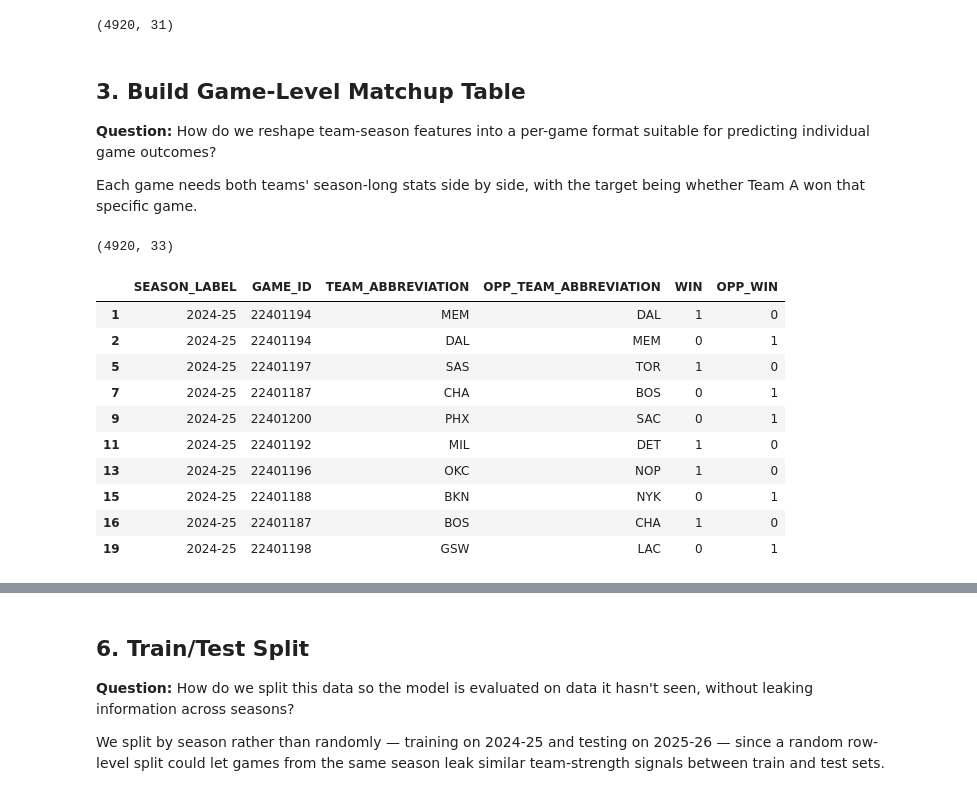
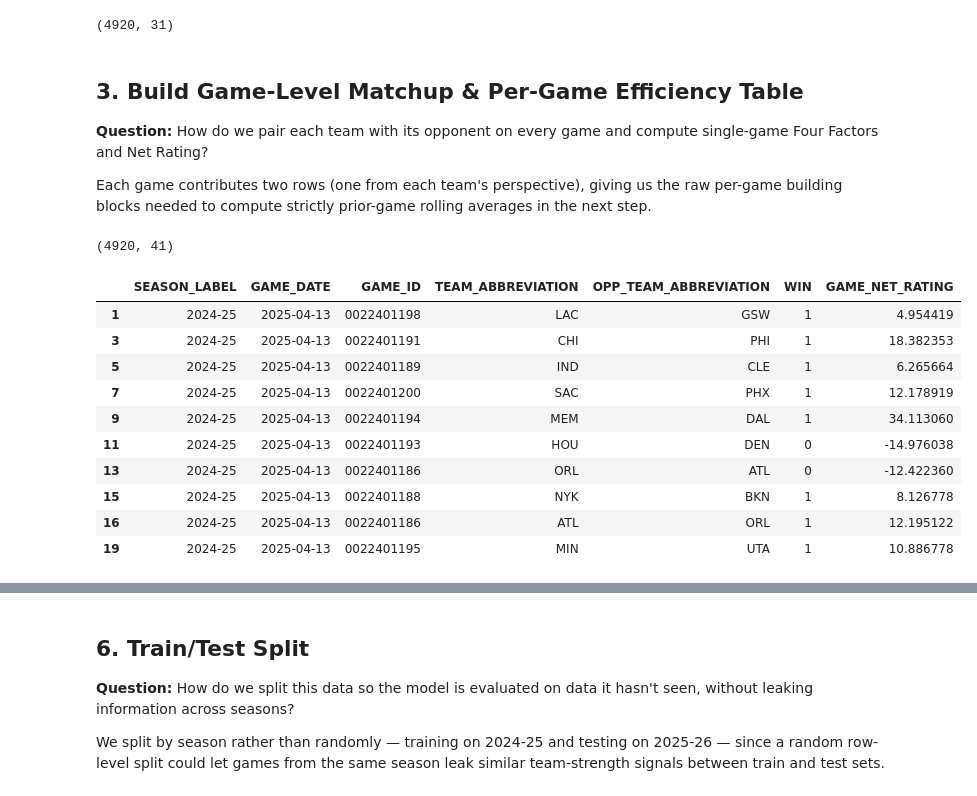
Before and after one commit to lianlianliann/nba-26-27-predictor, a Jupyter notebook: notebooks/03_model_training.ipynb, the cells around one changed output, grey strips where cells are left out. Cells and saved outputs as stored; diff of their text form; code cells hidden in the pictures.

```diff
--- a/notebooks/03_model_training.ipynb
+++ b/notebooks/03_model_training.ipynb
@@ -8,65 +5,84 @@ both teams' season-long performance.
 # %% [markdown]
 ## 1. Imports
 # %%
+from pathlib import Path
+import joblib
 import pandas as pd
 from sklearn.linear_model import LogisticRegression
+from sklearn.preprocessing import StandardScaler
+from sklearn.pipeline import Pipeline
 from sklearn.ensemble import RandomForestClassifier
-from sklearn.model_selection import train_test_split
-from sklearn.metrics import accuracy_score, confusion_matrix
+from sklearn.metrics import accuracy_score, confusion_matrix, roc_auc_score
 from xgboost import XGBClassifier
+
+PROJECT_ROOT = Path.cwd().parent if Path.cwd().name == 'notebooks' else Path.cwd()
 # %% [markdown]
 ## 2. Load Phase 2 Outputs
 # %%
-games_regular_season_grouped = pd.read_csv(r'D:\Data Science Projects\nba-26-27-predictor\data\processed\team_season_features.csv')
-games_combined = pd.read_csv(r'D:\Data Science Projects\nba-26-27-predictor\data\processed\games_clean.csv')
+games_regular_season_grouped = pd.read_csv(PROJECT_ROOT / 'data' / 'processed' / 'team_season_features.csv')
+games_combined = pd.read_csv(PROJECT_ROOT / 'data' / 'processed' / 'games_clean.csv', dtype={'GAME_ID': str})
 games_regular_season = games_combined[games_combined['SEASON_TYPE_LABEL'] == 'Regular Season'].copy()
 games_regular_season['WIN'] = games_regular_season['WL'].apply(lambda x: 1 if x == 'W' else 0)
 display(games_regular_season_grouped.shape)
-display(games_regular_season.shape  )
+display(games_regular_season.shape)
 # %% [output]
 (60, 15)
 (4920, 31)
 # %% [markdown]
-## 3. Build Game-Level Matchup Table
+## 3. Build Game-Level Matchup & Per-Game Efficiency Table
 
-**Question:** How do we reshape team-season features into a per-game
-format suitable for predicting individual game outcomes?
+**Question:** How do we pair each team with its opponent on every game
+and compute single-game Four Factors and Net Rating?
 
-Each game needs both teams' season-long stats side by side, with the
-target being whether Team A won that specific game.
+Each game contributes two rows (one from each team's perspective),
+giving us the raw per-game building blocks needed to compute strictly
+prior-game rolling averages in the next step.
 # %%
 games_model_base = games_regular_season.copy()
 
-# building a small opponent side table
-games_model_opp = games_model_base[['GAME_ID', 'TEAM_ABBREVIATION', 'WIN']].rename(
-    columns={'TEAM_ABBREVIATION': 'OPP_TEAM_ABBREVIATION', 'WIN': 'OPP_WIN'}
+# building a small opponent side table (including OPP_PTS and OPP_DREB for ORB% and Net Rating)
+games_model_opp = games_model_base[['GAME_ID', 'TEAM_ABBREVIATION', 'WIN', 'PTS', 'DREB']].rename(
+    columns={
+        'TEAM_ABBREVIATION': 'OPP_TEAM_ABBREVIATION',
+        'WIN': 'OPP_WIN',
+        'PTS': 'OPP_PTS',
+        'DREB': 'OPP_DREB'
+    }
 )
 
-# merging on GAME_ID to attach the opponents result to each row
+# merging on GAME_ID to attach the opponent's stats to each row
 games_model = pd.merge(
     games_model_base,
     games_model_opp,
     on='GAME_ID',
     how='left'
 )
 
 # dropping rows where a team matched w/ itself
-games_model = games_model[games_model['TEAM_ABBREVIATION'] != games_model['OPP_TEAM_ABBREVIATION']]
+games_model = games_model[games_model['TEAM_ABBREVIATION'] != games_model['OPP_TEAM_ABBREVIATION']].copy()
+
+# computing single-game Four Factors and pace-adjusted Net Rating
+games_model['GAME_eFG%'] = (games_model['FGM'] + 0.5 * games_model['FG3M']) / games_model['FGA']
+games_model['GAME_TOV%'] = games_model['TOV'] / (games_model['FGA'] + 0.44 * games_model['FTA'] + games_model['TOV'])
+games_model['GAME_ORB%'] = games_model['OREB'] / (games_model['OREB'] + games_model['OPP_DREB'])
+games_model['GAME_FT Rate'] = games_model['FTM'] / games_model['FGA']
+games_model['GAME_POSS'] = games_model['FGA'] - games_model['OREB'] + games_model['TOV'] + 0.44 * games_model['FTA']
+games_model['GAME_NET_RATING'] = (games_model['PTS'] - games_model['OPP_PTS']) / games_model['GAME_POSS'] * 100
 
 # previewing
 display(games_model.shape)
-display(games_model[['SEASON_LABEL', 'GAME_ID', 'TEAM_ABBREVIATION', 'OPP_TEAM_ABBREVIATION', 'WIN', 'OPP_WIN']].head(10))
+display(games_model[['SEASON_LABEL', 'GAME_DATE', 'GAME_ID', 'TEAM_ABBREVIATION', 'OPP_TEAM_ABBREVIATION', 'WIN', 'GAME_NET_RATING']].head(10))
 # %% [output]
-(4920, 33)
+(4920, 41)
-|  | SEASON_LABEL | GAME_ID | TEAM_ABBREVIATION | OPP_TEAM_ABBREVIATION | WIN | OPP_WIN |
-| 1 | 2024-25 | 22401194 | MEM | DAL | 1 | 0 |
-| 2 | 2024-25 | 22401194 | DAL | MEM | 0 | 1 |
-| 5 | 2024-25 | 22401197 | SAS | TOR | 1 | 0 |
-| 7 | 2024-25 | 22401187 | CHA | BOS | 0 | 1 |
-| 9 | 2024-25 | 22401200 | PHX | SAC | 0 | 1 |
-| 11 | 2024-25 | 22401192 | MIL | DET | 1 | 0 |
-| 13 | 2024-25 | 22401196 | OKC | NOP | 1 | 0 |
-| 15 | 2024-25 | 22401188 | BKN | NYK | 0 | 1 |
-| 16 | 2024-25 | 22401187 | BOS | CHA | 1 | 0 |
-| 19 | 2024-25 | 22401198 | GSW | LAC | 0 | 1 |
+|  | SEASON_LABEL | GAME_DATE | GAME_ID | TEAM_ABBREVIATION | OPP_TEAM_ABBREVIATION | WIN | GAME_NET_RATING |
+| 1 | 2024-25 | 2025-04-13 | 0022401198 | LAC | GSW | 1 | 4.954419 |
+| 3 | 2024-25 | 2025-04-13 | 0022401191 | CHI | PHI | 1 | 18.382353 |
+| 5 | 2024-25 | 2025-04-13 | 0022401189 | IND | CLE | 1 | 6.265664 |
+| 7 | 2024-25 | 2025-04-13 | 0022401200 | SAC | PHX | 1 | 12.178919 |
+| 9 | 2024-25 | 2025-04-13 | 0022401194 | MEM | DAL | 1 | 34.113060 |
+| 11 | 2024-25 | 2025-04-13 | 0022401193 | HOU | DEN | 0 | -14.976038 |
+| 13 | 2024-25 | 2025-04-13 | 0022401186 | ORL | ATL | 0 | -12.422360 |
+| 15 | 2024-25 | 2025-04-13 | 0022401188 | NYK | BKN | 1 | 8.126778 |
+| 16 | 2024-25 | 2025-04-13 | 0022401186 | ATL | ORL | 1 | 12.195122 |
+| 19 | 2024-25 | 2025-04-13 | 0022401195 | MIN | UTA | 1 | 10.886778 |
 # %% [markdown]
```
Also changed, not shown: parts of 19 cells of this notebook, 16 other files.
